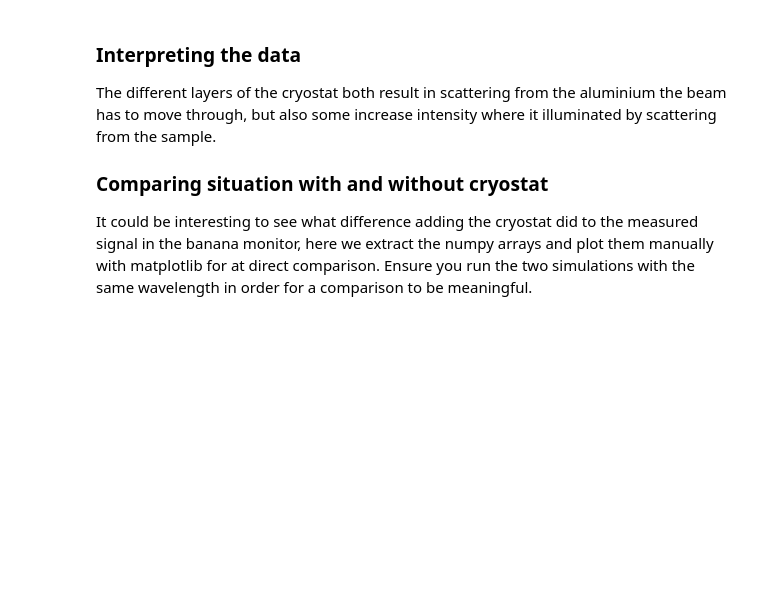
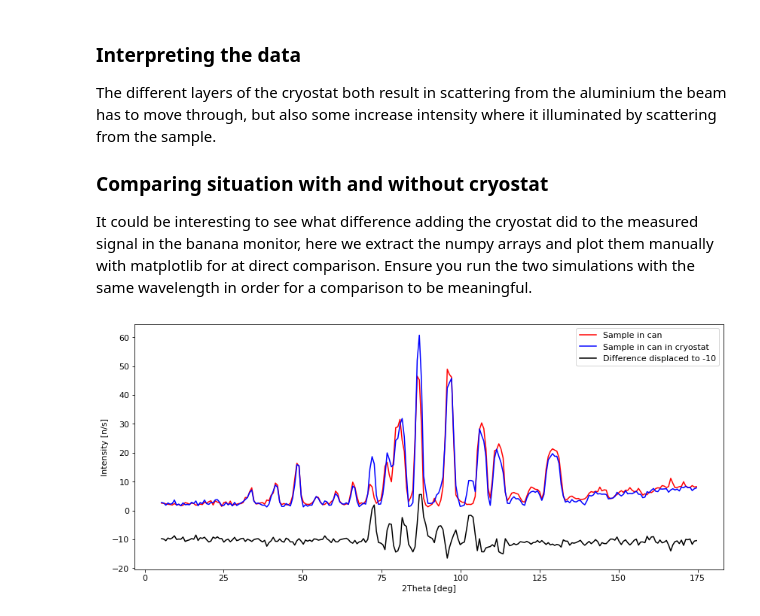
Before and after one commit to PaNOSC-ViNYL/McStasScript, a Jupyter notebook: docs/source/tutorial/Union_tutorial_2_geometry.ipynb, the cells around one changed output. Drawn from its saved outputs; the diff is of its cells as text; code cells hidden in the pictures; blank space fills up the shorter version.

```diff
--- a/docs/source/tutorial/Union_tutorial_2_geometry.ipynb
+++ b/docs/source/tutorial/Union_tutorial_2_geometry.ipynb
@@ -46,7 +46,8 @@ src.xwidth = 0.01
 src.yheight = 0.035
 src.focus_aw = 0.01
 src.focus_ah = 0.01
-src.lambda0 = instrument.add_parameter("wavelength", value=5.0, comment="Wavelength in [Ang]")
+src.lambda0 = instrument.add_parameter("wavelength", value=5.0,
+                                       comment="Wavelength in [Ang]")
 src.dlambda = "0.01*wavelength"
 src.flux = 1E13
 # %% [markdown]
@@ -94,7 +113,8 @@ sample_geometry.material_string='"Sample"'
 sample_geometry.priority = 100
 sample_geometry.set_AT([0,0,1], RELATIVE=src)
 
-container = instrument.add_component("sample_container", "Union_cylinder", RELATIVE=sample_geometry)
+container = instrument.add_component("sample_container", "Union_cylinder")
+container.set_RELATIVE(sample_geometry)
 container.yheight = 0.03+0.003 # 1.5 mm top and button
 container.radius = 0.0075 + 0.0015 # 1.5 mm sides of container
 container.material_string='"Al"'
@@ -110,7 +130,8 @@ container_lid.priority = 98
 ### Set up loggers to check what is going on
 In order to view what geometry we have set up, we set up three loggers that view the scattering projected onto three different planes. These record the spatail distribution of scattering events.
 # %%
-logger_zx = instrument.add_component("logger_space_zx", "Union_logger_2D_space", RELATIVE=sample_geometry)
+logger_zx = instrument.add_component("logger_space_zx", "Union_logger_2D_space")
+logger_zx.set_RELATIVE(sample_geometry)
 logger_zx.D_direction_1 = '"z"'
 logger_zx.D1_min = -0.02
 logger_zx.D1_max = 0.02
@@ -121,7 +142,8 @@ logger_zx.D2_max = 0.02
 logger_zx.n2 = 300
 logger_zx.filename = '"logger_zx.dat"'
 
-logger_zy = instrument.add_component("logger_space_zy", "Union_logger_2D_space", RELATIVE=sample_geometry)
+logger_zy = instrument.add_component("logger_space_zy", "Union_logger_2D_space")
+logger_zy.set_RELATIVE(sample_geometry)
 logger_zy.D_direction_1 = '"z"'
 logger_zy.D1_min = -0.02
 logger_zy.D1_max = 0.02
@@ -132,7 +154,8 @@ logger_zy.D2_max = 0.02
 logger_zy.n2 = 300
 logger_zy.filename = '"logger_zy.dat"'
 
-logger_xy = instrument.add_component("logger_space_xy", "Union_logger_2D_space", RELATIVE=sample_geometry)
+logger_xy = instrument.add_component("logger_space_xy", "Union_logger_2D_space")
+logger_xy.set_RELATIVE(sample_geometry)
 logger_xy.D_direction_1 = '"x"'
 logger_xy.D1_min = -0.02
 logger_xy.D1_max = 0.02
@@ -183,28 +230,32 @@ We can add a crude model of a cryostat around our sample can by adding more Unio
 
 We also need to designate areas as empty, this is done using the default material Vacuum which has no absorption or scattering processes. In this way we can create several layers by decreasing the priority when going out.
 # %%
-inner_wall = instrument.add_component("cryostat_wall", "Union_cylinder", before="master")
+inner_wall = instrument.add_component("cryostat_wall", "Union_cylinder",
+                                      before="master")
 inner_wall.set_AT([0,0,0], RELATIVE=sample_geometry)
 inner_wall.yheight = 0.12
 inner_wall.radius = 0.03
 inner_wall.material_string='"Al"'
 inner_wall.priority = 80
 
-inner_wall_vac = instrument.add_component("cryostat_wall_vacuum", "Union_cylinder", before="master")
+inner_wall_vac = instrument.add_component("cryostat_wall_vacuum", "Union_cylinder",
+                                          before="master")
 inner_wall_vac.set_AT([0,0,0], RELATIVE=sample_geometry)
 inner_wall_vac.yheight = 0.12 - 0.008
 inner_wall_vac.radius = 0.03 - 0.002
 inner_wall_vac.material_string='"Vacuum"'
 inner_wall_vac.priority = 81
 
-outer_wall = instrument.add_component("outer_cryostat_wall", "Union_cylinder", before="master")
+outer_wall = instrument.add_component("outer_cryostat_wall", "Union_cylinder",
+                                      before="master")
 outer_wall.set_AT([0,0,0], RELATIVE=sample_geometry)
 outer_wall.yheight = 0.15
 outer_wall.radius = 0.1
 outer_wall.material_string='"Al"'
 outer_wall.priority = 60
 
-outer_wall_vac = instrument.add_component("outer_cryostat_wall_vacuum", "Union_cylinder", before="master")
+outer_wall_vac = instrument.add_component("outer_cryostat_wall_vacuum", "Union_cylinder",
+                                          before="master")
 outer_wall_vac.set_AT([0,0,0], RELATIVE=sample_geometry)
 outer_wall_vac.yheight = 0.15 - 0.01
 outer_wall_vac.radius = 0.1 - 0.003
@@ -237,18 +319,20 @@ It could be interesting to see what difference adding the cryostat did to the me
 # %%
 banana_can = functions.name_search("banana", data)
 banana_cryo = functions.name_search("banana", data_cryo)
 
 import copy
 import numpy as np
 banana_diff = copy.deepcopy(banana_cryo)
 banana_diff.Intensity = banana_cryo.Intensity - banana_can.Intensity
 banana_diff.Error = np.sqrt(banana_cryo.Error**2 + banana_can.Error**2)
 
 import matplotlib.pyplot as plt
 plt.figure(figsize=(14,6))
 plt.plot(banana_can.xaxis, banana_can.Intensity, "r",
          banana_cryo.xaxis, banana_cryo.Intensity, "b",
          banana_diff.xaxis, banana_diff.Intensity-10.0, "k")
 plt.xlabel("2Theta [deg]")
 plt.ylabel("Intensity [n/s]")
-plt.legend(["Sample in can", "Sample in can in cryostat", "Difference displaced to -10"])
+l = plt.legend(["Sample in can", "Sample in can in cryostat", "Difference displaced to -10"])
+# %% [output]
+[figure, added]
```
Also changed, not shown: parts of 8 cells of this notebook, 30 other files.
